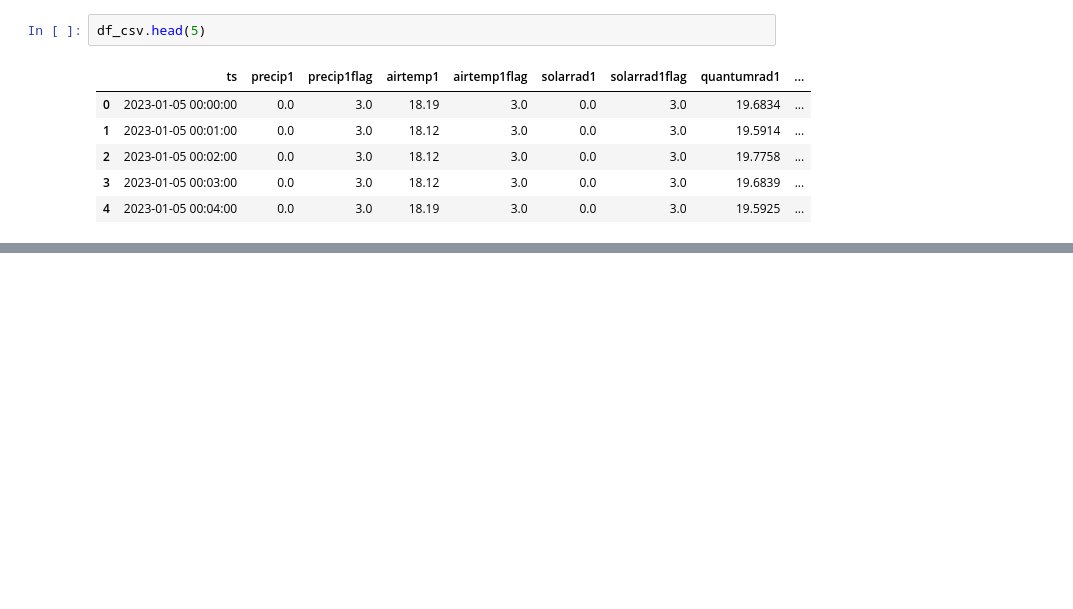
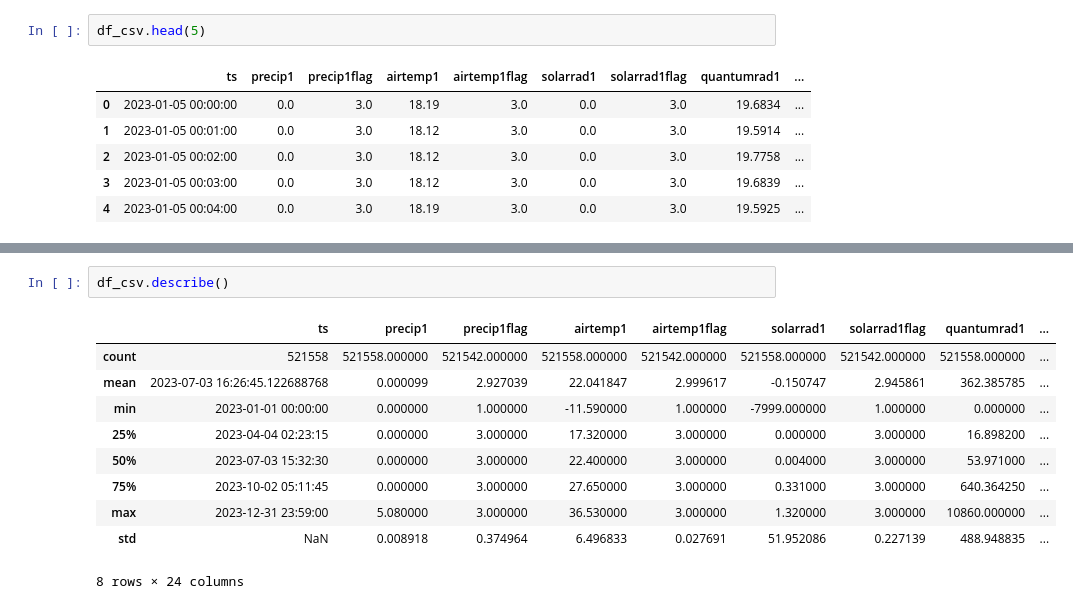
Before and after one commit to ajlinhard/DataExplorer, a Jupyter notebook: EarthScience/Alabama_Coast_Data/ExploreCoastalTimeSeries.ipynb, the cells around one changed output, grey strips where cells are left out. Drawn from its saved outputs; the diff is of its cells as text; blank space fills up the shorter version.

```diff
--- a/EarthScience/Alabama_Coast_Data/ExploreCoastalTimeSeries.ipynb
+++ b/EarthScience/Alabama_Coast_Data/ExploreCoastalTimeSeries.ipynb
@@ -53,0 +73,13 @@ df_csv[['ts', 'airtemp1', 'airtemp_next', 'order', 'order_pd']].head(10)
+# %%
+df_csv.describe()
+# %% [output]
+|  | ts | precip1 | precip1flag | airtemp1 | airtemp1flag | solarrad1 | solarrad1flag | quantumrad1 | ... |
+| count | 521558 | 521558.000000 | 521542.000000 | 521558.000000 | 521542.000000 | 521558.000000 | 521542.000000 | 521558.000000 | ... |
+| mean | 2023-07-03 16:26:45.122688768 | 0.000099 | 2.927039 | 22.041847 | 2.999617 | -0.150747 | 2.945861 | 362.385785 | ... |
+| min | 2023-01-01 00:00:00 | 0.000000 | 1.000000 | -11.590000 | 1.000000 | -7999.000000 | 1.000000 | 0.000000 | ... |
+| 25% | 2023-04-04 02:23:15 | 0.000000 | 3.000000 | 17.320000 | 3.000000 | 0.000000 | 3.000000 | 16.898200 | ... |
+| 50% | 2023-07-03 15:32:30 | 0.000000 | 3.000000 | 22.400000 | 3.000000 | 0.004000 | 3.000000 | 53.971000 | ... |
+| 75% | 2023-10-02 05:11:45 | 0.000000 | 3.000000 | 27.650000 | 3.000000 | 0.331000 | 3.000000 | 640.364250 | ... |
+| max | 2023-12-31 23:59:00 | 5.080000 | 3.000000 | 36.530000 | 3.000000 | 1.320000 | 3.000000 | 10860.000000 | ... |
+| std | NaN | 0.008918 | 0.374964 | 6.496833 | 0.027691 | 51.952086 | 0.227139 | 488.948835 | ... |
+8 rows × 24 columns
```
Also changed, not shown: parts of 7 cells of this notebook, 1 other file.
